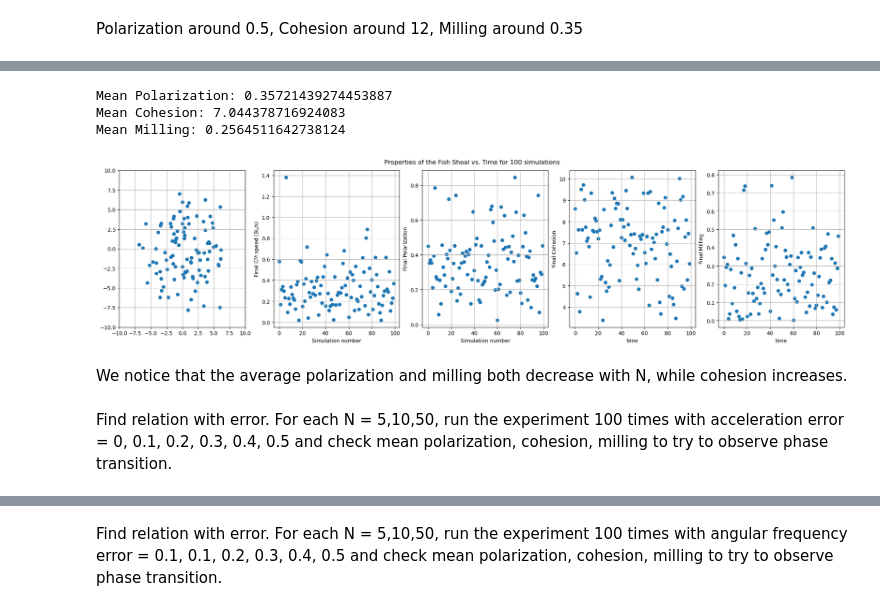
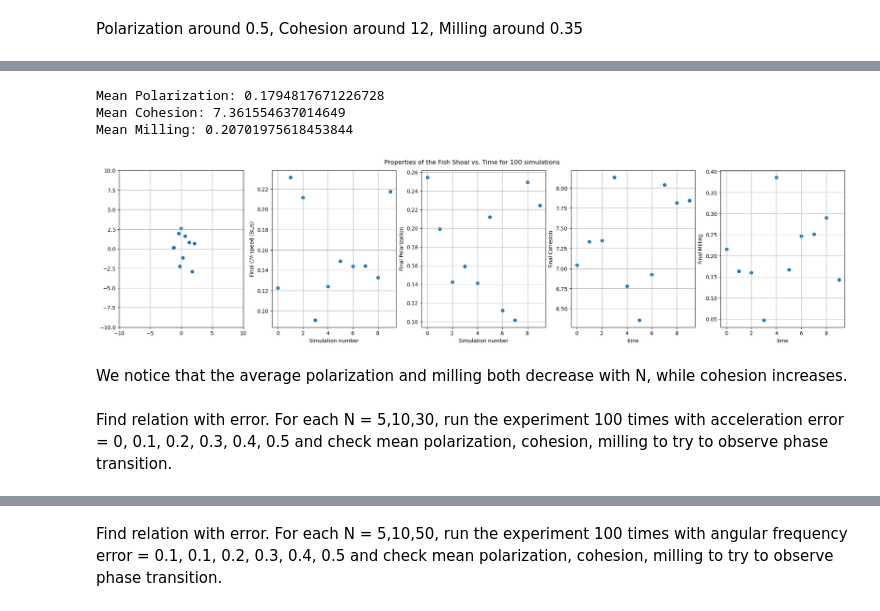
Before and after one commit to Bobomoto/PHYS250-Final-Project, a Jupyter notebook: Finalproject.ipynb, the cells around one changed output, grey strips where cells are left out. Cells and saved outputs as stored; diff of their text form; code cells hidden in the pictures.

```diff
--- a/Finalproject.ipynb
+++ b/Finalproject.ipynb
@@ -377,7 +388,7 @@ plot(pos, motorientations, viewrange = (-poolrange/2,poolrange/2), title = f't =
 fig, ax = plt.subplots()
 
 plotmaxcoord = poolrange/2
-trajlength = 50
+trajlength = 100
 
 colors = cm.rainbow(np.linspace(0, 1, numfish))
 
@@ -612,7 +623,7 @@ plt.show()
 Conclusion, we don't see equilibrium over time
 # %%
 #Now run it many times and find the average properties at t = 1000
-numsim = 100
+numsim = 10
 
 totalcmarray = []
 totalcmVarray = []
@@ -621,7 +632,7 @@ totalCarray = []
 totalMarray = []
 
 for i in np.arange(numsim):
-    numiterations = 1000
+    numiterations = 10
     poolrange = 20 #poolrange/2 is the length of each side
     initcoordmax = 10 #essentially initial density
     numfish = 5
@@ -715,11 +726,11 @@ plt.show()
 # %% [markdown]
 Polarization around 0.5, Cohesion around 12, Milling around 0.35
 # %%
-# N = 10
-numiterations = 5000
+# N = 30
+numiterations = 1000
 poolrange = 20 #poolrange/2 is the length of each side
 initcoordmax = 10 #essentially initial density
-numfish = 10
+numfish = 30
 inittime = 0
 
 #data arrays
@@ -819,7 +829,7 @@ plt.show()
 # %%
-#Now run it many times and find the average properties at t = 1000
-#N = 10
-numsim = 100
+#Now run it many times and find the average properties at t = 5000 start counting at 500
+#N = 50
+numsim = 10
 
 totalcmarray = []
 totalcmVarray = []
@@ -828,10 +838,10 @@ totalCarray = []
 totalMarray = []
 
 for i in np.arange(numsim):
-    numiterations = 1000
+    numiterations = 2000
     poolrange = 20 #poolrange/2 is the length of each side
     initcoordmax = 10 #essentially initial density
-    numfish = 10
+    numfish = 30
     inittime = 0
 
     pos, motorientations, motspeeds, motvelocity = initialize(numfish, initcoordmax)
@@ -856,7 +866,7 @@ for i in np.arange(numsim):
     Milling = findMilling(pos, motorientations)
     totalMarray.append(copy.deepcopy(Milling))
 # %%
-#plot each for N = 10
+#plot each for N = 30
 
 # numiterations = 1000
 # poolrange = 20 #poolrange/2 is the length of each side
@@ -873,7 +883,7 @@ for i in np.arange(numsim):
 fig, axs = plt.subplots(1,5,constrained_layout = True, figsize = (20,5))
 fig.suptitle('Properties of the Fish Shoal vs. Time for 100 simulations')
 
-Nsim = np.arange(numsim)
+Nsim = np.arange(len(totalcmarray[-1500:]))
 
 #plot center of masses
 cmxcoords, cmycoords = zip(*totalcmarray)
@@ -884,43 +894,43 @@ axs[0].set_ylim(-poolrange/2,poolrange/2)
 axs[0].grid()
 
 #plot center of mass speeds
 cmspeed = [np.linalg.norm(velocity) for velocity in totalcmVarray]
 
-axs[1].scatter(Nsim, cmspeed)
+axs[1].scatter(Nsim, cmspeed[-1500:])
 axs[1].grid()
 axs[1].set_xlabel('Simulation number')
 axs[1].set_ylabel('Final CM speed (BL/s)')
 
 # plot polarization over time Parray = []
-axs[2].scatter(Nsim, totalParray)
+axs[2].scatter(Nsim, totalParray[-1500:])
 print(f'Mean Polarization: {np.mean(totalParray)}')
 axs[2].grid()
 axs[2].set_xlabel('Simulation number')
 axs[2].set_ylabel('Final Polarization')
 
 
 # Carray = []
-axs[3].scatter(Nsim, totalCarray)
+axs[3].scatter(Nsim, totalCarray[-1500:])
 print(f'Mean Cohesion: {np.mean(totalCarray)}')
 axs[3].grid()
 axs[3].set_xlabel('time')
 axs[3].set_ylabel('Final Cohesion')
 
 # Marray = []
-axs[4].scatter(Nsim, totalMarray)
+axs[4].scatter(Nsim, totalMarray[-1500:])
 print(f'Mean Milling: {np.mean(totalMarray)}')
 axs[4].grid()
 axs[4].set_xlabel('time')
 axs[4].set_ylabel('Final Milling')
 
 plt.show()
 # %% [output]
-Mean Polarization: 0.35721439274453887
-Mean Cohesion: 7.044378716924083
-Mean Milling: 0.2564511642738124
+Mean Polarization: 0.1794817671226728
+Mean Cohesion: 7.361554637014649
+Mean Milling: 0.20701975618453844
-[figure, old version]
+[figure, new version]
 # %% [markdown]
 We notice that the average polarization and milling both decrease with N, while cohesion increases.
 # %% [markdown]
-Find relation with error. For each N = 5,10,50, run the experiment 100 times with acceleration error = 0, 0.1, 0.2, 0.3, 0.4, 0.5 and check mean polarization, cohesion, milling to try to observe phase transition.
+Find relation with error. For each N = 5,10,30, run the experiment 100 times with acceleration error = 0, 0.1, 0.2, 0.3, 0.4, 0.5 and check mean polarization, cohesion, milling to try to observe phase transition.
 # %%
```
Also changed, not shown: parts of 15 cells of this notebook.
